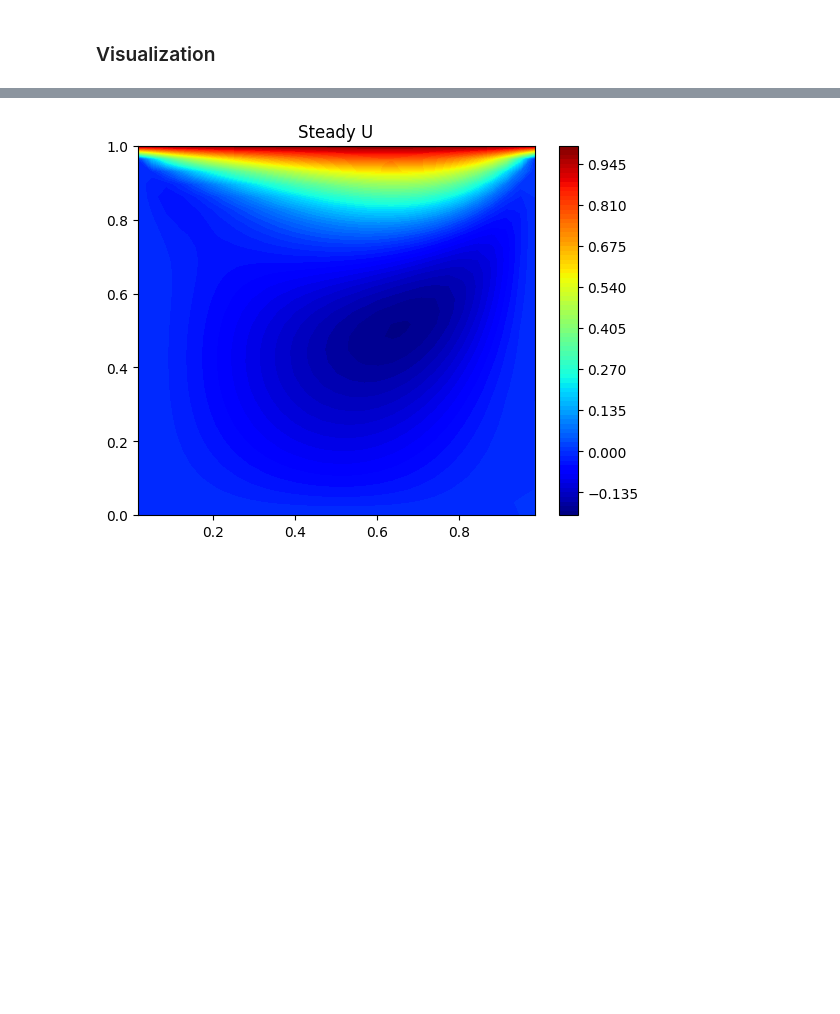
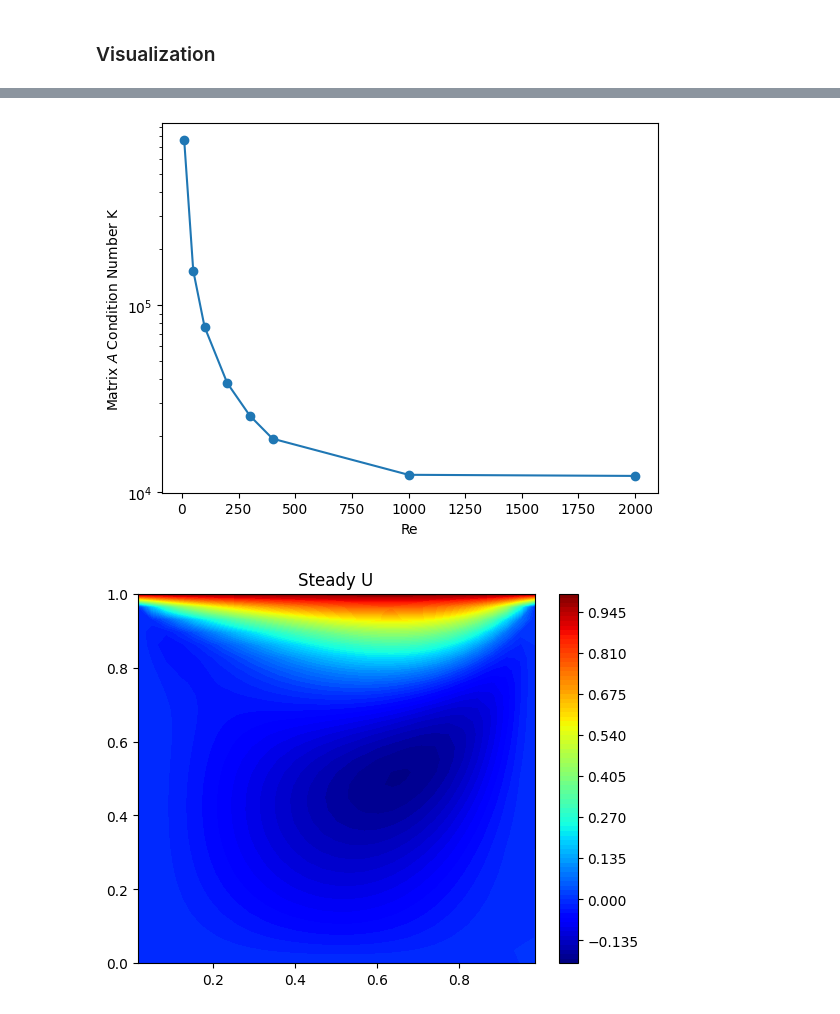
Before and after one commit to comp-physics/NISQ-Quantum-CFD, a Jupyter notebook: SIMPLE_LDC.ipynb, the cells around one changed output, grey strips where cells are left out. Saved outputs shown, nothing was run; the diff lists cells and outputs as text; code cells hidden in the pictures; blank space fills up the shorter version.

```diff
--- a/SIMPLE_LDC.ipynb
+++ b/SIMPLE_LDC.ipynb
@@ -126,3 +129,16 @@ Ap Matrix Condition Number =  76518.47446407289
+# %%
+# 30x30 grid
+Re_x = [10, 50, 100, 200, 300, 400, 1000, 2000]
+kappa_y = [763067.6749285684, 152633.0089150649, 76343.70137631039, 38229.15155527901, 25562.329792539098, 19273.101238411968, 12353.77058950705, 12183.887620729089]
+plt.plot(Re_x, kappa_y, "o-")
+plt.xlabel("Re")
+plt.ylabel("Matrix $A$ Condition Number $Κ$")
+# plt.grid()
+ax = plt.gca()
+# ax.set_xscale("log")
+ax.set_yscale("log")
+# %% [output]
+[figure, added]
 # %%
 X, Y = np.meshgrid(x, y)
 plt.figure()
```
Also changed, not shown: parts of 6 cells of this notebook, 2 other files.
